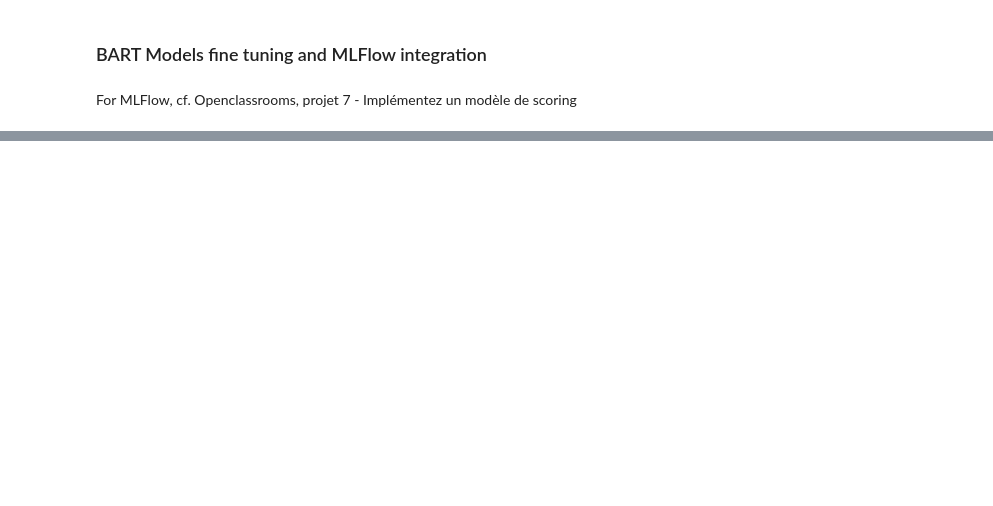
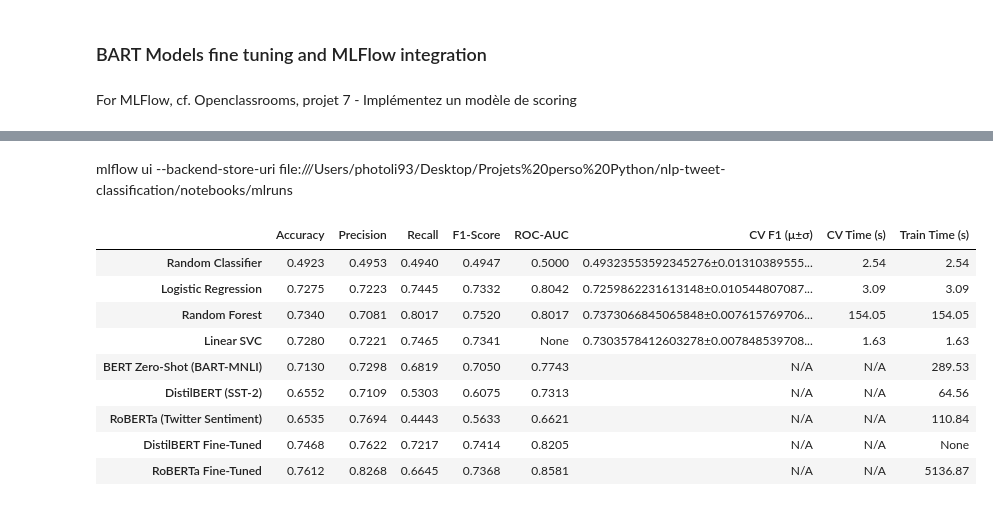
Before and after one commit to photoli93/nlp_twitter, a Jupyter notebook: notebooks/02_modeling.ipynb, the cells around one changed output, grey strips where cells are left out. Drawn from its saved outputs; the diff is of its cells as text; code cells hidden in the pictures; blank space fills up the shorter version.

```diff
--- a/notebooks/02_modeling.ipynb
+++ b/notebooks/02_modeling.ipynb
@@ -694,6 +785,8 @@ def load_or_train_model(model_name, model_path, base_model_name, num_labels,
         train_loader: Training data loader
         test_loader: Test data loader
         force_retrain: If True, retrain even if model exists
+
+    Returns: model, metrics, training_time
     """
 
     # Check if model already exists locally
@@ -712,7 +805,7 @@ def load_or_train_model(model_name, model_path, base_model_name, num_labels,
         metrics = evaluate_model(model, test_loader)
         print(f"{model_name} Metrics:", metrics)
 
-        return model, metrics
+        return model, metrics, None
 
     else:
         print(f"\n{'='*60}")
@@ -734,13 +827,18 @@ def load_or_train_model(model_name, model_path, base_model_name, num_labels,
             # Initialize model and optimizer
             model = AutoModelForSequenceClassification.from_pretrained(
                 base_model_name,
-                num_labels=num_labels
+                num_labels=num_labels,
+                ignore_mismatched_sizes=True
             ).to(device)
             optimizer = AdamW(model.parameters(), lr=LEARNING_RATE)
 
-            # Train the model
+            # Train the model and get training time
             print(f"Training {model_name}")
-            train_model(model, optimizer, train_loader, epochs=EPOCHS)
+            training_time = train_model(model, optimizer, train_loader, epochs=EPOCHS)
+            print(f"\nTraining completed in {training_time:.2f} seconds")
+
+            # Log training time
+            mlflow.log_metric("training_time_sec", training_time)
 
             # Evaluate the model
             print(f"\nEvaluating {model_name}")
@@ -752,6 +850,13 @@ def load_or_train_model(model_name, model_path, base_model_name, num_labels,
             mlflow.log_metric("precision", metrics['precision'])
             mlflow.log_metric("recall", metrics['recall'])
             mlflow.log_metric("f1", metrics['f1'])
+
+            # Log ROC-AUC if available
+            if 'roc_auc' in metrics and metrics['roc_auc'] != "N/A":
+                mlflow.log_metric("roc_auc", metrics['roc_auc'])
+                print(f"ROC-AUC logged: {metrics['roc_auc']:.4f}")
+            else:
+                print("ROC-AUC not available for logging")
 
             # Save model locally
             os.makedirs(model_path, exist_ok=True)
@@ -767,10 +872,10 @@ def load_or_train_model(model_name, model_path, base_model_name, num_labels,
             print(f"MLflow run completed for {model_name}")
             print(f"Run ID: {mlflow.active_run().info.run_id}\n")
 
-        return model, metrics
+        return model, metrics, training_time
 # %%
 # Train or load DistilBERT
-model_distil, metrics_distil_ft = load_or_train_model(
+model_distil, metrics_distil_ft, training_time_distil_ft = load_or_train_model(
     model_name="distilbert",
     model_path=model_paths["distilbert"],
     base_model_name="distilbert-base-uncased-finetuned-sst-2-english",
@@ -785,11 +890,11 @@ print("DistilBERT Final Metrics:", metrics_distil_ft)
 print("="*60 + "\n")
 
 # Train or load RoBERTa
-model_roberta, metrics_roberta_ft = load_or_train_model(
+model_roberta, metrics_roberta_ft, training_time_roberta_ft = load_or_train_model(
     model_name="roberta",
     model_path=model_paths["roberta"],
     base_model_name="cardiffnlp/twitter-roberta-base-sentiment-latest",
-    num_labels=3,
+    num_labels=2,
     train_loader=train_loader_roberta,
     test_loader=test_loader_roberta,
     force_retrain=False
@@ -969,28 +932,41 @@ break
+# %% [markdown]
+mlflow ui --backend-store-uri file:///Users/photoli93/Desktop/Projets%20perso%20Python/nlp-tweet-classification/notebooks/mlruns
 # %%
-final_results["DistilBERT Fine-Tuned"] = {**metrics_distil_ft, 'roc_auc': "N/A",
+final_results["DistilBERT Fine-Tuned"] = {**metrics_distil_ft,
                                           'cv_f1_mean': "N/A", 'cv_f1_std': "N/A",
-                                          'cv_time_sec': "N/A", 'train_time_sec': "N/A",
+                                          'cv_time_sec': "N/A", 'train_time_sec': training_time_distil_ft,
                                           'best_params': {}}
 
-# final_results["RoBERTa Fine-Tuned"] = {**metrics_roberta_ft, 'roc_auc': "N/A",
-#                                        'cv_f1_mean': "N/A", 'cv_f1_std': "N/A",
-#                                        'cv_time_sec': "N/A", 'train_time_sec': "N/A",
-#                                        'best_params': {}}
+final_results["RoBERTa Fine-Tuned"] = {**metrics_roberta_ft,
+                                       'cv_f1_mean': "N/A", 'cv_f1_std': "N/A",
+                                       'cv_time_sec': "N/A", 'train_time_sec': training_time_roberta_ft,
+                                       'best_params': {}}
 
 # Update metrics dataframe
 metrics_df = pd.DataFrame({
     name: {
         'Accuracy': f"{res['accuracy']:.4f}" if isinstance(res['accuracy'], float) else res['accuracy'],
         'Precision': f"{res['precision']:.4f}" if isinstance(res['precision'], float) else res['precision'],
         'Recall': f"{res['recall']:.4f}" if isinstance(res['recall'], float) else res['recall'],
         'F1-Score': f"{res['f1']:.4f}" if isinstance(res['f1'], float) else res['f1'],
         'ROC-AUC': f"{res['roc_auc']:.4f}" if isinstance(res['roc_auc'], float) else res['roc_auc'],
         'CV F1 (μ±σ)': f"{res['cv_f1_mean']}±{res['cv_f1_std']}" if res['cv_f1_mean'] != "N/A" else "N/A",
         'CV Time (s)': f"{res['cv_time_sec']:.2f}" if isinstance(res['cv_time_sec'], float) else res['cv_time_sec'],
         'Train Time (s)': f"{res['train_time_sec']:.2f}" if isinstance(res['train_time_sec'], float) else res['train_time_sec']
     }
     for name, res in final_results.items()
 }).T
 
 display(metrics_df)
+# %% [output]
+|  | Accuracy | Precision | Recall | F1-Score | ROC-AUC | CV F1 (μ±σ) | CV Time (s) | Train Time (s) |
+| Random Classifier | 0.4923 | 0.4953 | 0.4940 | 0.4947 | 0.5000 | 0.49323553592345276±0.01310389555... | 2.54 | 2.54 |
+| Logistic Regression | 0.7275 | 0.7223 | 0.7445 | 0.7332 | 0.8042 | 0.7259862231613148±0.010544807087... | 3.09 | 3.09 |
+| Random Forest | 0.7340 | 0.7081 | 0.8017 | 0.7520 | 0.8017 | 0.7373066845065848±0.007615769706... | 154.05 | 154.05 |
+| Linear SVC | 0.7280 | 0.7221 | 0.7465 | 0.7341 | None | 0.7303578412603278±0.007848539708... | 1.63 | 1.63 |
+| BERT Zero-Shot (BART-MNLI) | 0.7130 | 0.7298 | 0.6819 | 0.7050 | 0.7743 | N/A | N/A | 289.53 |
+| DistilBERT (SST-2) | 0.6552 | 0.7109 | 0.5303 | 0.6075 | 0.7313 | N/A | N/A | 64.56 |
+| RoBERTa (Twitter Sentiment) | 0.6535 | 0.7694 | 0.4443 | 0.5633 | 0.6621 | N/A | N/A | 110.84 |
+| DistilBERT Fine-Tuned | 0.7468 | 0.7622 | 0.7217 | 0.7414 | 0.8205 | N/A | N/A | None |
+| RoBERTa Fine-Tuned | 0.7612 | 0.8268 | 0.6645 | 0.7368 | 0.8581 | N/A | N/A | 5136.87 |
 # %% [markdown]
```
Also changed, not shown: parts of 19 cells of this notebook.
